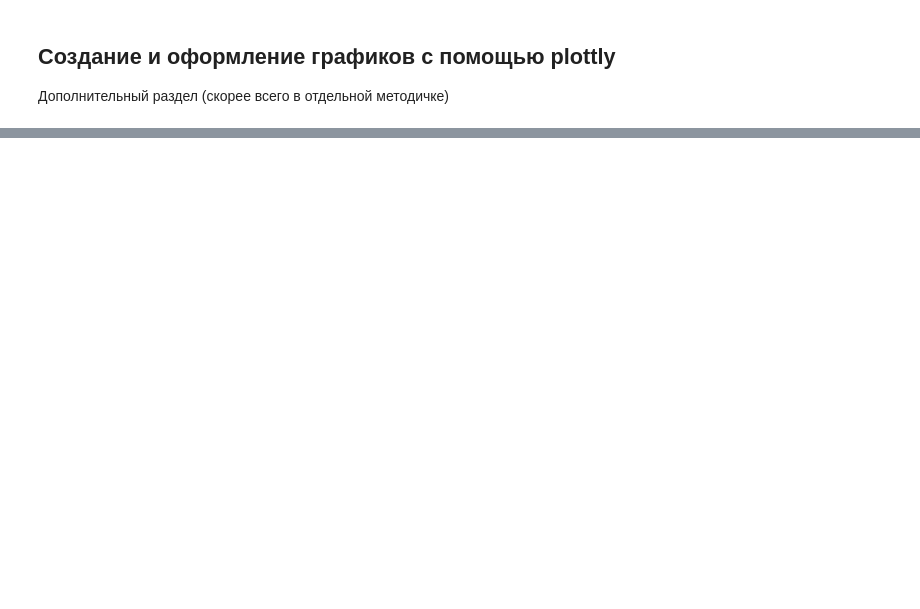
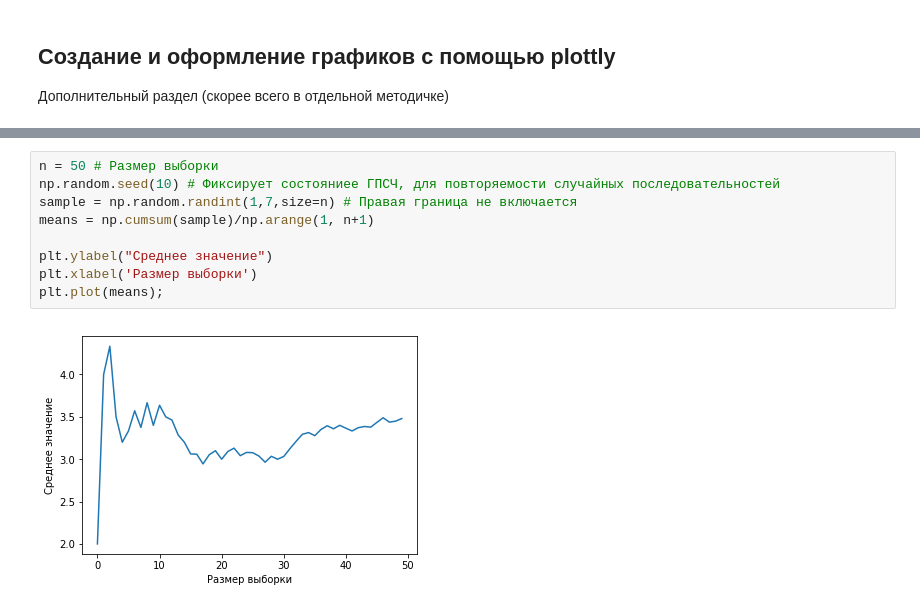
Before and after one commit to mipt-genphys/mipt-stat-book, a Jupyter notebook: notebooks/Draft.ipynb, the cells around one changed output, grey strips where cells are left out. Saved outputs shown, nothing was run; the diff lists cells and outputs as text; blank space fills up the shorter version.

```diff
--- a/notebooks/Draft.ipynb
+++ b/notebooks/Draft.ipynb
@@ -414,0 +426,11 @@ plt.legend();# Активирует легенду графика
+# %%
+n = 50 # Размер выборки
+np.random.seed(10) # Фиксирует состояниее ГПСЧ, для повторяемости случайных последовательностей
+sample = np.random.randint(1,7,size=n) # Правая граница не включается
+means = np.cumsum(sample)/np.arange(1, n+1)
+
+plt.ylabel("Среднее значение")
+plt.xlabel('Размер выборки')
+plt.plot(means);
+# %% [output]
+[figure, added]
```
Also changed, not shown: parts of 15 cells of this notebook.
